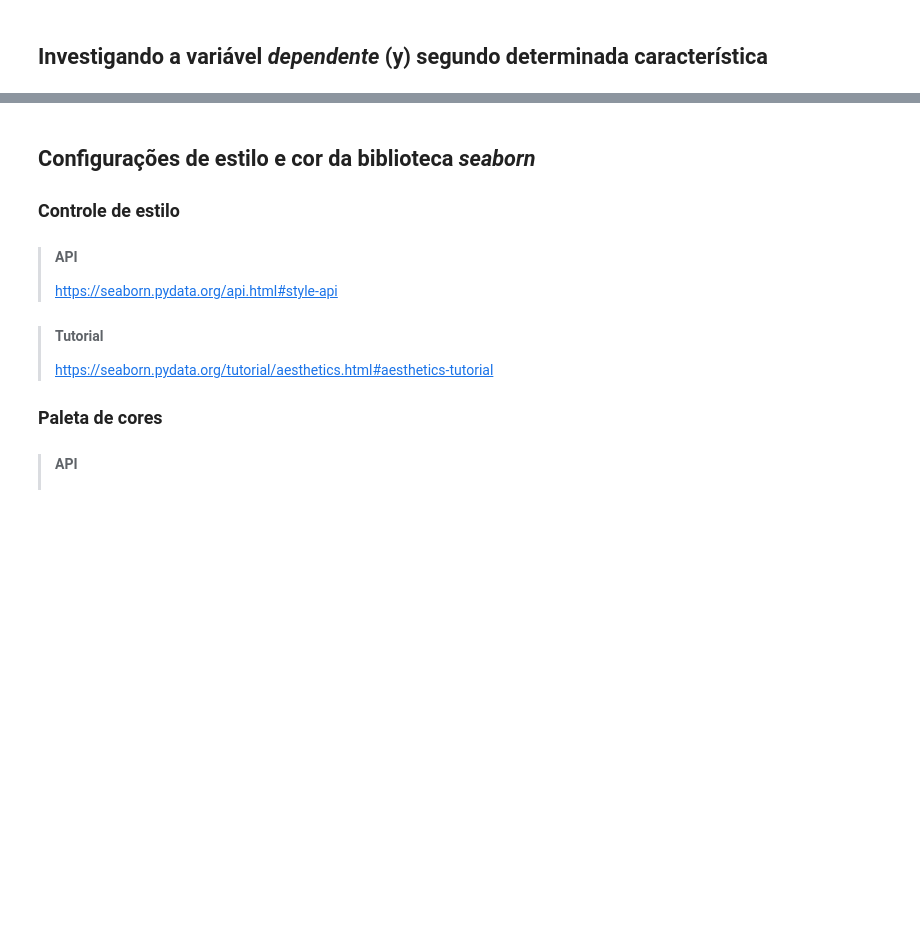
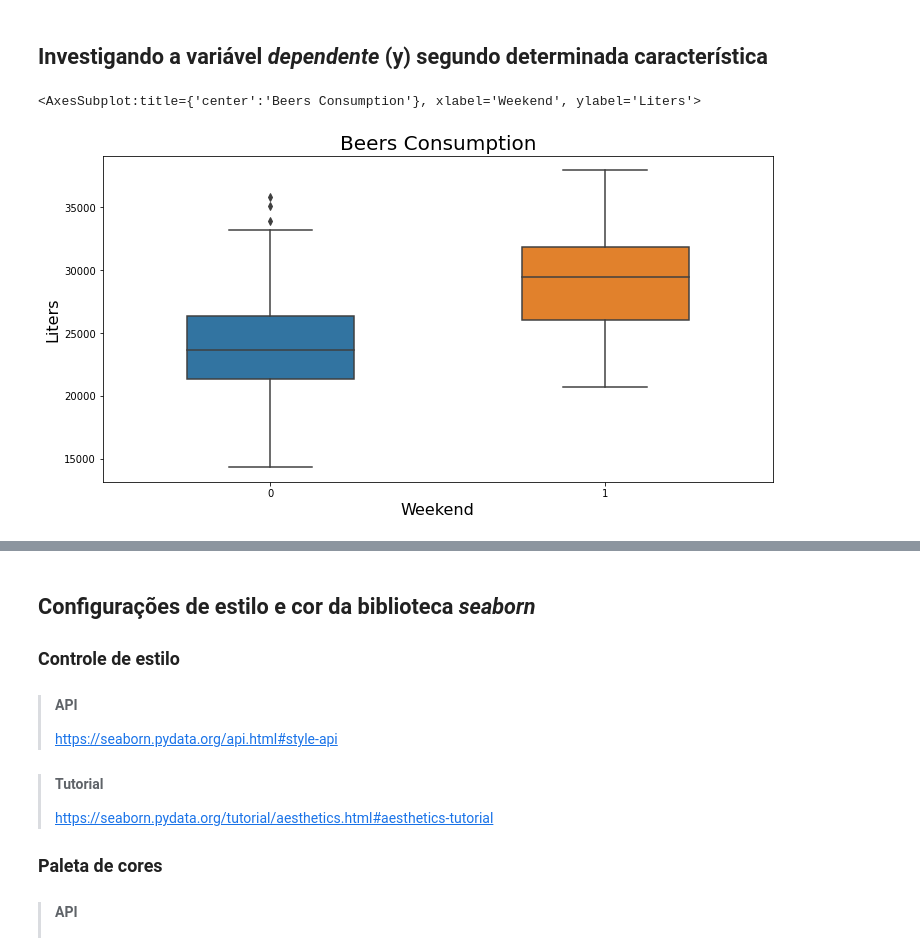
Before and after one commit to Gabriel-limadev/data_science_study, a Jupyter notebook: 5 - Regressão linear: testando relações e prevendo resultados/course_files/regressao_linear.ipynb, the cells around one changed output, grey strips where cells are left out. Drawn from its saved outputs; the diff is of its cells as text; code cells hidden in the pictures; blank space fills up the shorter version.

```diff
--- a/5 - Regressão linear: testando relações e prevendo resultados/course_files/regressao_linear.ipynb
+++ b/5 - Regressão linear: testando relações e prevendo resultados/course_files/regressao_linear.ipynb
@@ -140,3 +165,21 @@ https://seaborn.pydata.org/generated/seaborn.boxplot.html?highlight=boxplot#seab
 <hr style='border: 2px solid red;'>
 # %% [markdown]
 ## Investigando a variável *dependente* (y) segundo determinada característica
+# %%
+ax = sns.boxplot(
+    x = data['weekend'],
+    y = data['consumption'],
+    data = data,
+    orient = 'v',
+    width = 0.5
+)
+ax.figure.set_size_inches(12, 6)
+ax.set_title('Beers Consumption', fontsize = 20)
+ax.set_ylabel('Liters', fontsize = 16)
+ax.set_xlabel('Weekend', fontsize = 16)
+ax
+
+# Weekend -> 0: its not weekend, 1: is weekend
+# %% [output]
+<AxesSubplot:title={'center':'Beers Consumption'}, xlabel='Weekend', ylabel='Liters'>
+[figure, added]
```
Also changed, not shown: parts of 10 cells of this notebook.
